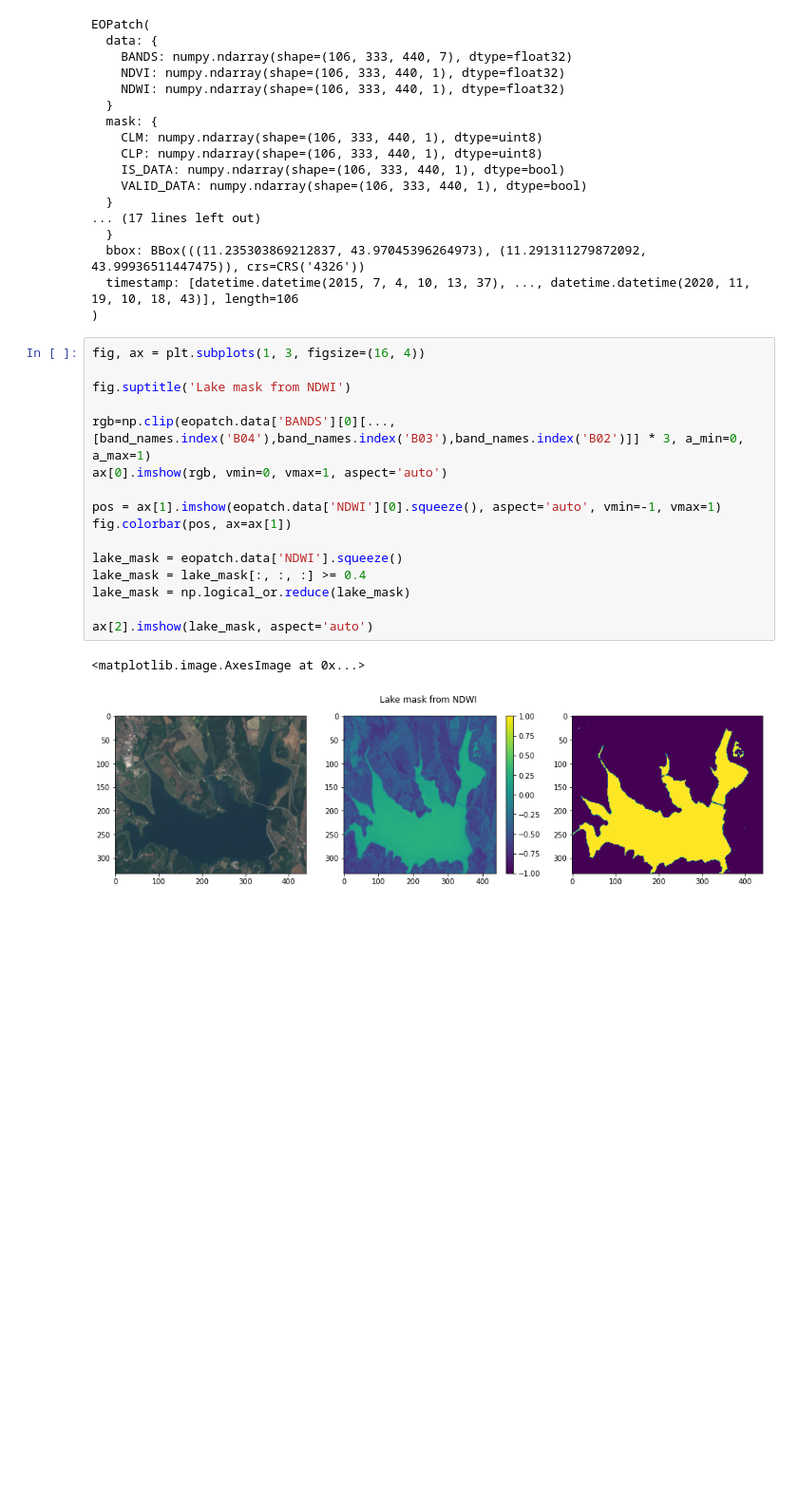
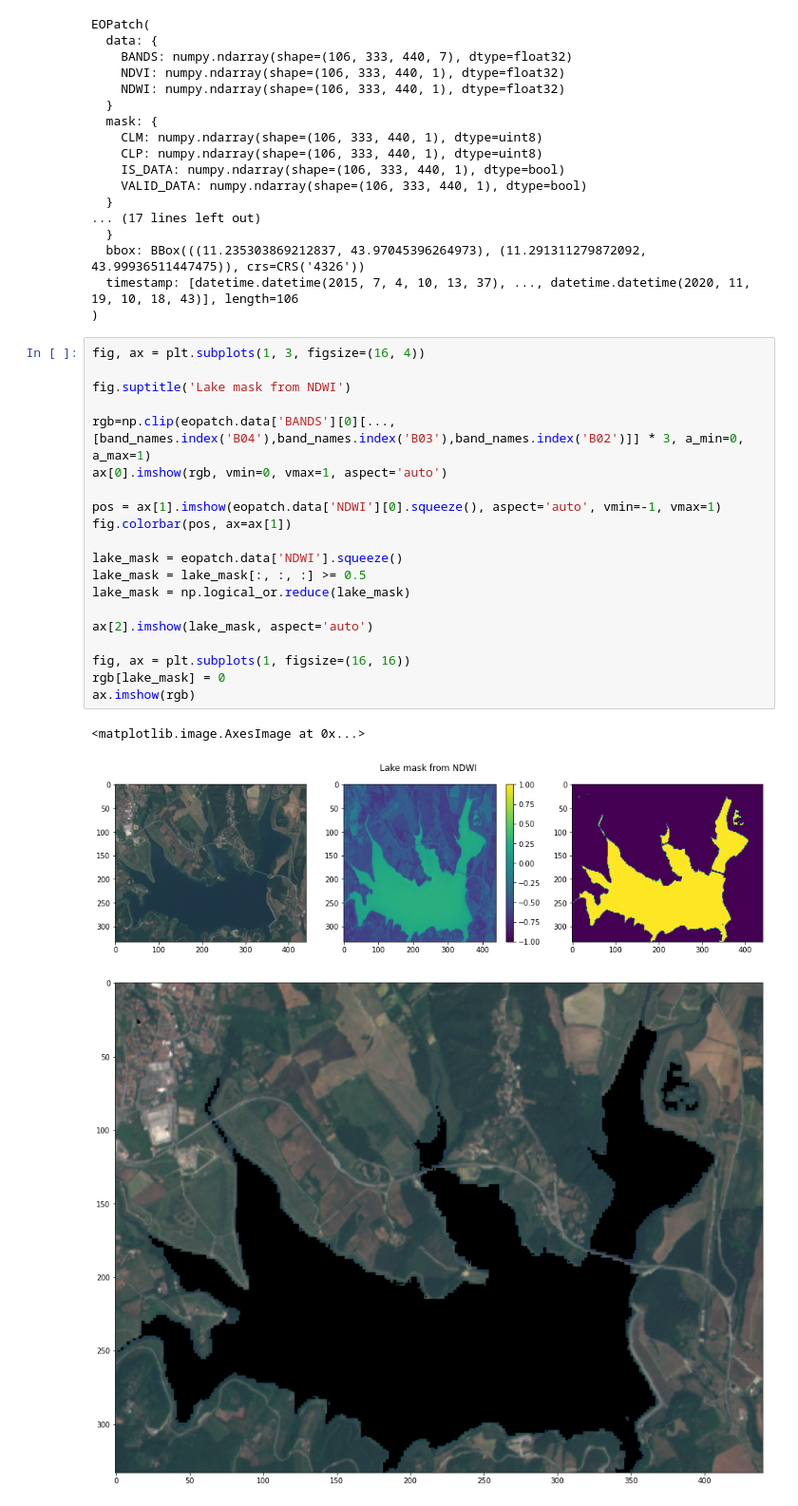
Before and after one commit to KlemenKozelj/master_thesis, a Jupyter notebook: 02_Lake_Bilancino.ipynb, the cells around one changed output. Shown at 95% size. Cells and saved outputs as stored; diff of their text form; blank space fills up the shorter version.

```diff
--- a/02_Lake_Bilancino.ipynb
+++ b/02_Lake_Bilancino.ipynb
@@ -308,24 +308,29 @@ EOPatch(
   bbox: BBox(((11.235303869212837, 43.97045396264973), (11.291311279872092, 43.99936511447475)), crs=CRS('4326'))
   timestamp: [datetime.datetime(2015, 7, 4, 10, 13, 37), ..., datetime.datetime(2020, 11, 19, 10, 18, 43)], length=106
 )
-# %%
-fig, ax = plt.subplots(1, 3, figsize=(16, 4))
-
-fig.suptitle('Lake mask from NDWI')
-
-rgb=np.clip(eopatch.data['BANDS'][0][..., [band_names.index('B04'),band_names.index('B03'),band_names.index('B02')]] * 3, a_min=0, a_max=1)
-ax[0].imshow(rgb, vmin=0, vmax=1, aspect='auto')
-
-pos = ax[1].imshow(eopatch.data['NDWI'][0].squeeze(), aspect='auto', vmin=-1, vmax=1)
-fig.colorbar(pos, ax=ax[1])
-
-lake_mask = eopatch.data['NDWI'].squeeze()
-lake_mask = lake_mask[:, :, :] >= 0.4
-lake_mask = np.logical_or.reduce(lake_mask)
-
-ax[2].imshow(lake_mask, aspect='auto')
-# %% [output]
-<matplotlib.image.AxesImage at 0x...>
-[figure, removed]
+# %%
+fig, ax = plt.subplots(1, 3, figsize=(16, 4))
+
+fig.suptitle('Lake mask from NDWI')
+
+rgb=np.clip(eopatch.data['BANDS'][0][..., [band_names.index('B04'),band_names.index('B03'),band_names.index('B02')]] * 3, a_min=0, a_max=1)
+ax[0].imshow(rgb, vmin=0, vmax=1, aspect='auto')
+
+pos = ax[1].imshow(eopatch.data['NDWI'][0].squeeze(), aspect='auto', vmin=-1, vmax=1)
+fig.colorbar(pos, ax=ax[1])
+
+lake_mask = eopatch.data['NDWI'].squeeze()
+lake_mask = lake_mask[:, :, :] >= 0.5
+lake_mask = np.logical_or.reduce(lake_mask)
+
+ax[2].imshow(lake_mask, aspect='auto')
+
+fig, ax = plt.subplots(1, figsize=(16, 16))
+rgb[lake_mask] = 0
+ax.imshow(rgb)
+# %% [output]
+<matplotlib.image.AxesImage at 0x...>
+[figure, added]
+[figure, added]
 # %%
 NDWI = np.copy(eopatch.data['NDWI'].squeeze())
```
Also changed, not shown: parts of 3 cells of this notebook.
